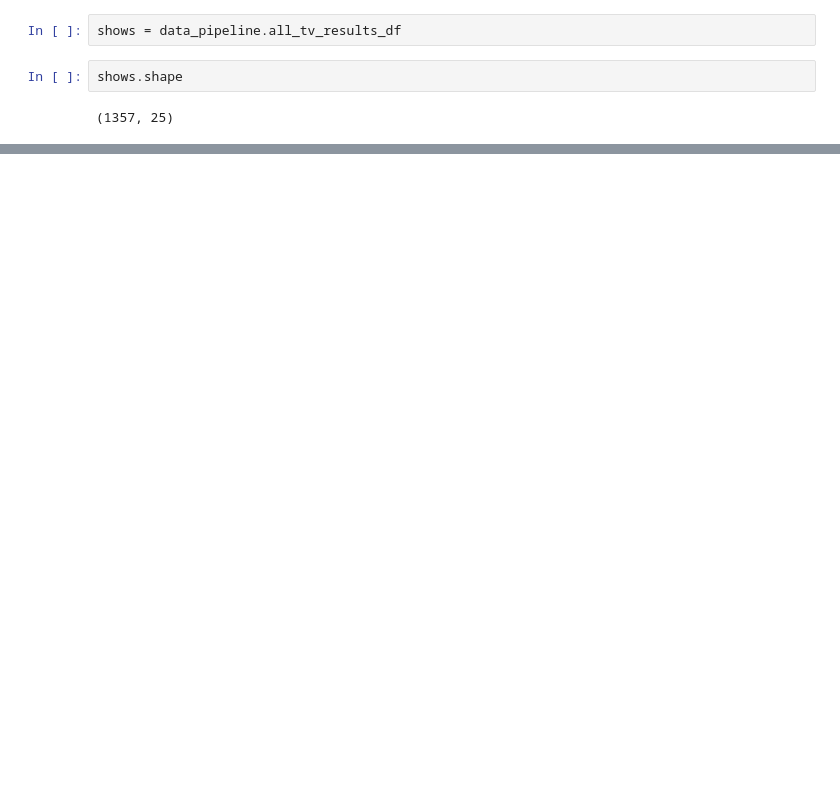
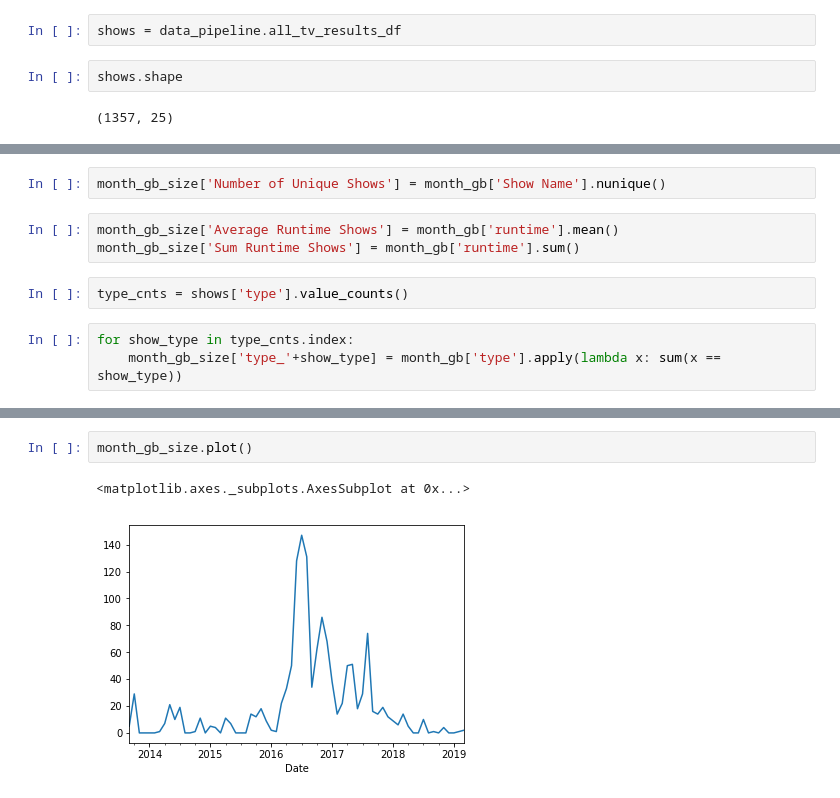
Before and after one commit to malctaylor15/Netflix_TMDB, a Jupyter notebook: Notebooks/Working with classes.ipynb, the cells around one changed output, grey strips where cells are left out. Drawn from its saved outputs; the diff is of its cells as text; blank space fills up the shorter version.

```diff
--- a/Notebooks/Working with classes.ipynb
+++ b/Notebooks/Working with classes.ipynb
@@ -56,0 +165,10 @@ shows.head()
+# %%
+month_gb_size['Number of Unique Shows'] = month_gb['Show Name'].nunique()
+# %%
+month_gb_size['Average Runtime Shows'] = month_gb['runtime'].mean()
+month_gb_size['Sum Runtime Shows'] = month_gb['runtime'].sum()
+# %%
+type_cnts = shows['type'].value_counts()
+# %%
+for show_type in type_cnts.index:
+    month_gb_size['type_'+show_type] = month_gb['type'].apply(lambda x: sum(x == show_type))
@@ -56,0 +221,5 @@ shows.head()
+# %%
+month_gb_size.plot()
+# %% [output]
+<matplotlib.axes._subplots.AxesSubplot at 0x...>
+[figure, added]
```
Also changed, not shown: parts of 22 cells of this notebook, 1 other file.
